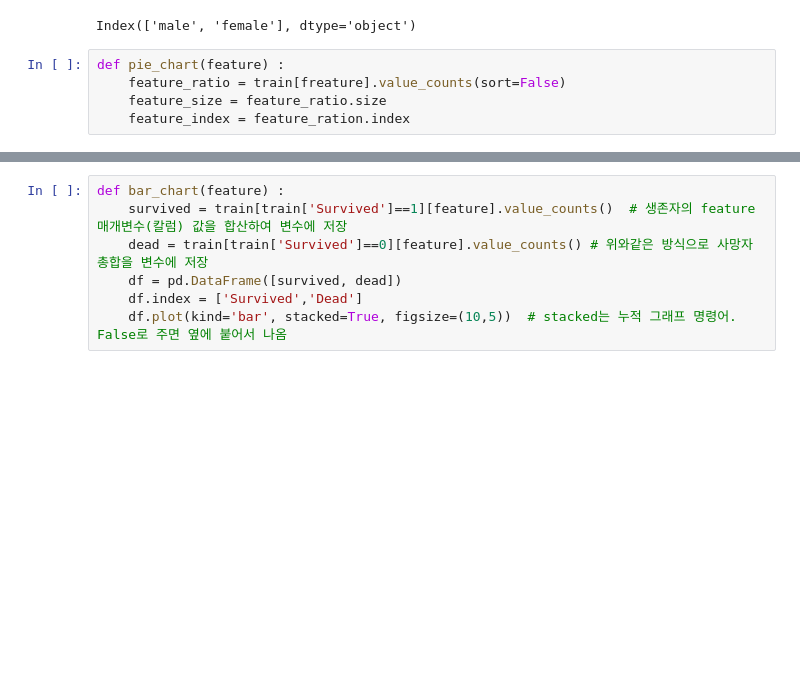
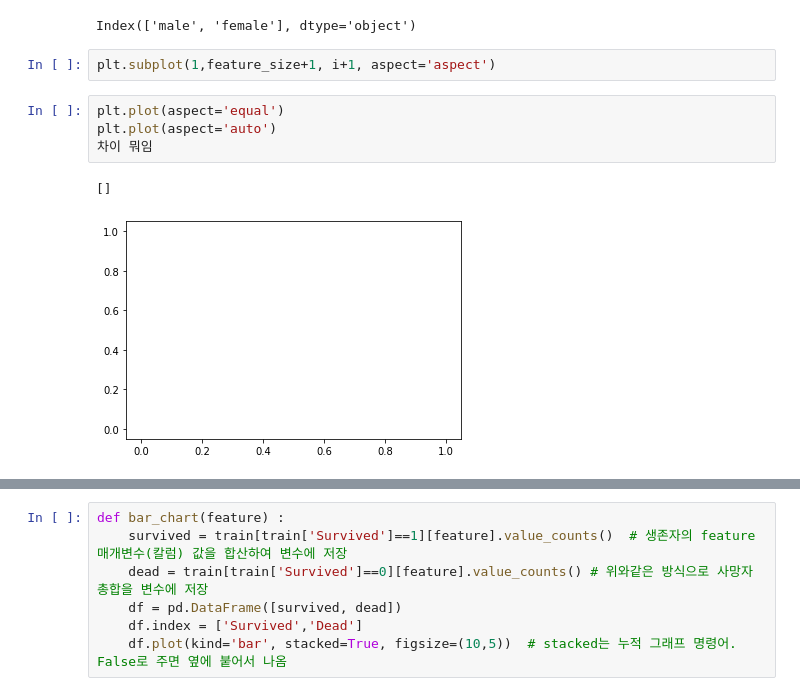
Before and after one commit to iamjinuk/bigman, a Jupyter notebook: Machine Learning [Kaggle] - Titalnic_Machine Learing from Disaster.ipynb, the cells around one changed output, grey strips where cells are left out. Saved outputs shown, nothing was run; the diff lists cells and outputs as text; blank space fills up the shorter version.

```diff
--- a/Machine Learning [Kaggle] - Titalnic_Machine Learing from Disaster.ipynb
+++ b/Machine Learning [Kaggle] - Titalnic_Machine Learing from Disaster.ipynb
@@ -163,8 +163,12 @@ dtype: int64
 train['Sex'].value_counts(sort=False).index
 # %% [output]
 Index(['male', 'female'], dtype='object')
-# %%
-def pie_chart(feature) :
-    feature_ratio = train[freature].value_counts(sort=False)
-    feature_size = feature_ratio.size
-    feature_index = feature_ration.index
+# %%
+plt.subplot(1,feature_size+1, i+1, aspect='aspect')
+# %%
+plt.plot(aspect='equal')
+plt.plot(aspect='auto')
+차이 뭐임
+# %% [output]
+[]
+[figure, added]
```
Also changed, not shown: parts of 5 cells of this notebook.
